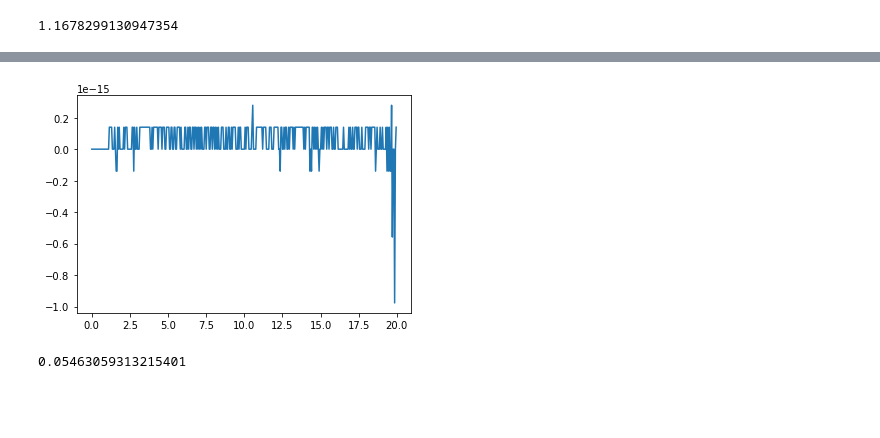
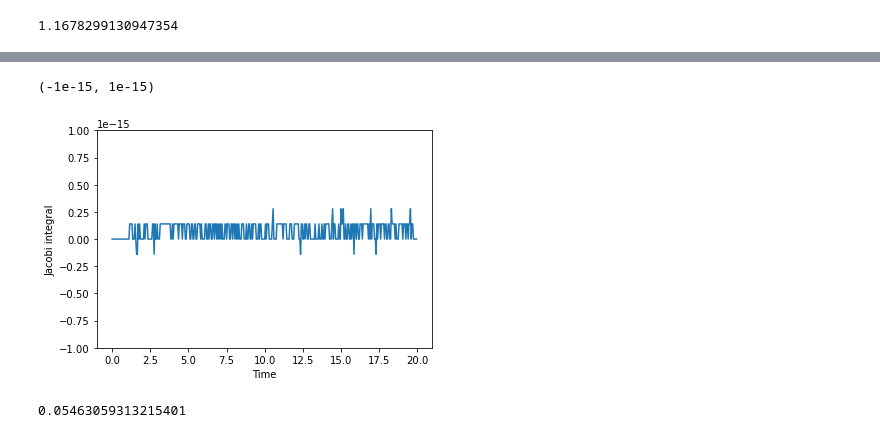
Before and after one commit to dklim11/Libration-points, a Jupyter notebook: FindOrbit.ipynb, the cells around one changed output, grey strips where cells are left out. Saved outputs shown, nothing was run; the diff lists cells and outputs as text; code cells hidden in the pictures; blank space fills up the shorter version.

```diff
--- a/FindOrbit.ipynb
+++ b/FindOrbit.ipynb
@@ -81,6 +84,7 @@ def ode(t, r, param):
     dxdt[3] = 2 * v_y + x - (1 - param.mu)*(x + param.mu)/(r1**3) - param.mu*(x - 1 + param.mu)/(r2**3)
     dxdt[4] = -2 * v_x + y - (1 - param.mu)*y/(r1**3) - param.mu*y/(r2**3)
     dxdt[5] = -(1 - param.mu)*z/(r1**3) - param.mu*z/(r2**3)
+
     return dxdt
 
 rP_0 = [get_L2_quintic(param.mu), 0, 0]
@@ -89,6 +93,6 @@ r_0 = rP_0 + vP_0
 
 t_sol = np.arange(time.begin, time.end, time.dt)
 
-solution = sci.solve_ivp(lambda t, r: ode(t, r, param), (time.begin, time.end), r_0, t_eval = t_sol, atol = 1e-10, rtol = 1e-10)
+solution = sci.solve_ivp(lambda t, r: ode(t, r, param), (time.begin, time.end), r_0, t_eval = t_sol, atol = 1e-11, rtol = 1e-11)
 
 r_sol = solution.y.T
@@ -114,31 +139,33 @@ plt.ticklabel_format(useOffset = False)
 # %%
-#GRAPHIC OF SYSTHEM`S ENERGY
-
 U = np.zeros(np.size(t_sol))
 Relative = np.zeros(np.size(t_sol))
 
 for i in range(np.size(t_sol)):
     x = r_sol[i][0]
     y = r_sol[i][1]
     z = r_sol[i][2]
     v_x = r_sol[i][3]
     v_y = r_sol[i][4]
     v_z = r_sol[i][5]
     r10 = [x + param.mu, y, z]
     r20 = [x + param.mu - 1, y, z]
     r1 = np.linalg.norm(r10)
     r2 = np.linalg.norm(r20)
     U[i] = -0.5*((1 - param.mu)*(r1**2) + param.mu*(r2**2)) - (1 - param.mu)/r1 - param.mu/r2
     C = -(v_x**2 + v_y**2 + v_z**2) - 2*U[i]
     if i == 0:
         C_0 = C
     Relative[i] = (C-C_0)/C_0
 
 
 plt.plot(t_sol, Relative)
+plt.ylabel("Jacobi integral")
+plt.xlabel("Time")
 plt.ticklabel_format(useOffset = False)
+plt.ylim(-1e-15, 1e-15)
 # %% [output]
+(-1e-15, 1e-15)
-[figure, old version]
+[figure, new version]
 # %%
 21000/384400
 # %% [output]
```
Also changed, not shown: parts of 12 cells of this notebook.
